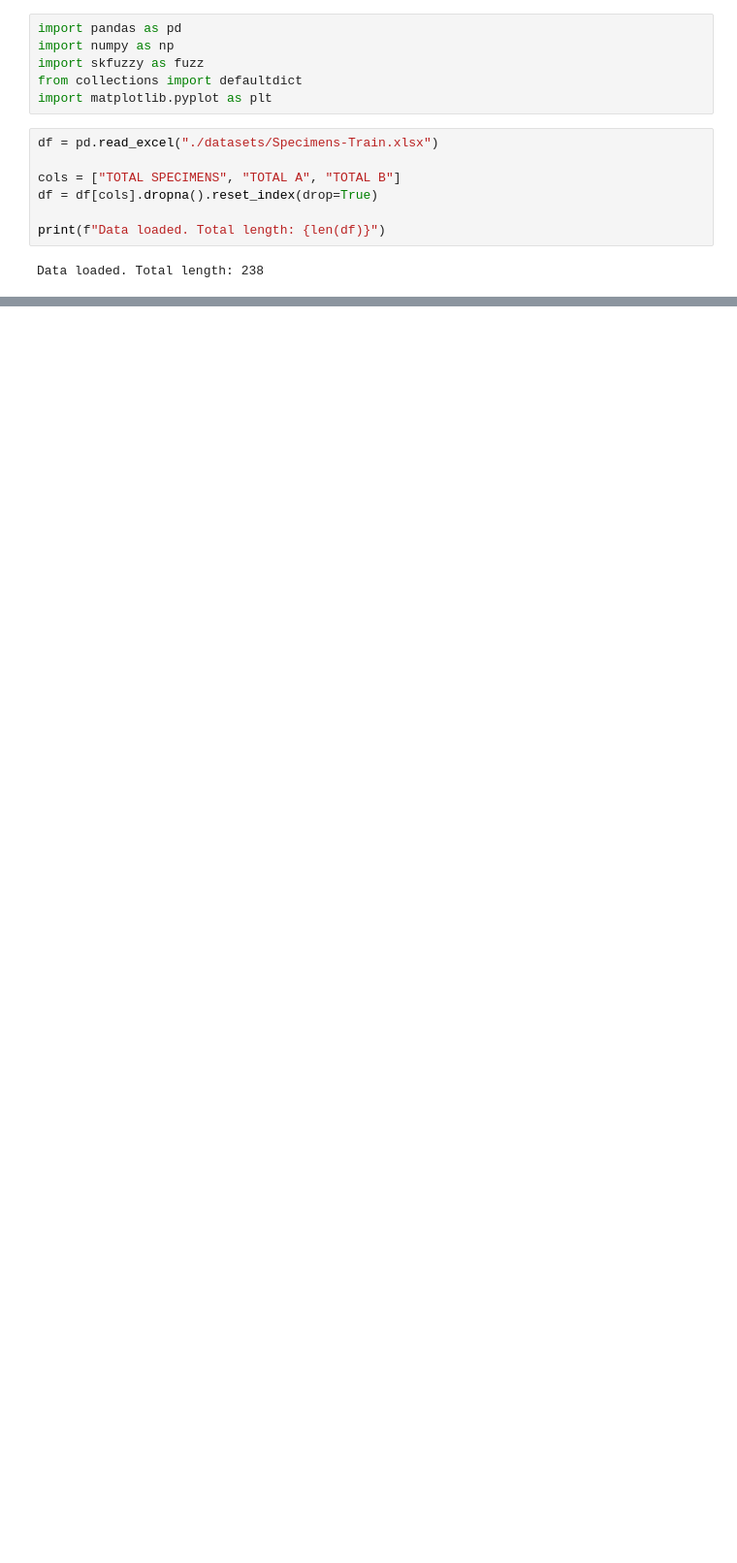
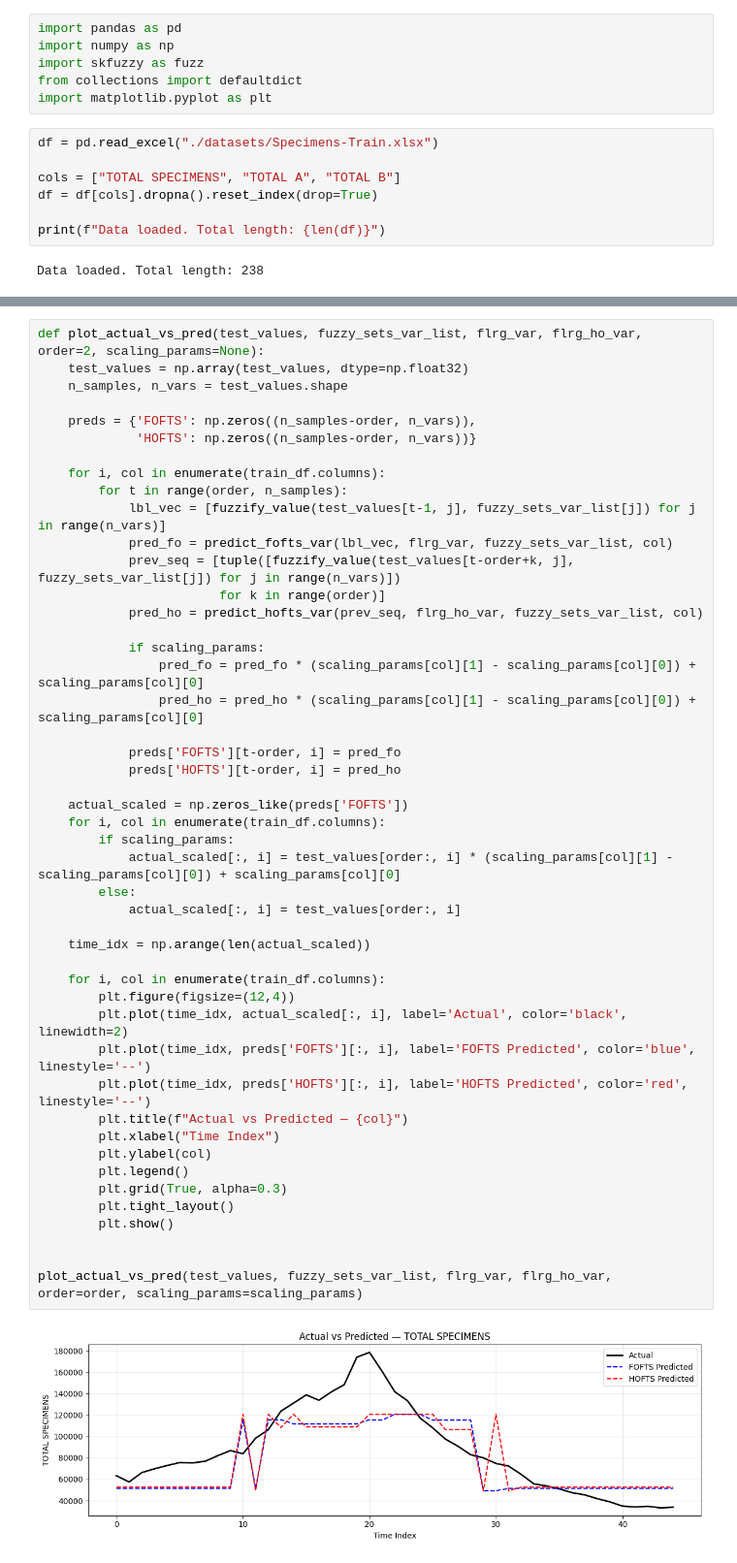
Before and after one commit to Alijahanbanian/Fuzzy-Time-Series-Forecasting-Assignment, a Jupyter notebook: main2.ipynb, the cells around one changed output, grey strips where cells are left out. Shown at 97% size. Saved outputs shown, nothing was run; the diff lists cells and outputs as text; blank space fills up the shorter version.

```diff
--- a/main2.ipynb
+++ b/main2.ipynb
@@ -562,0 +563,49 @@ Best algorithm (average over variables):
+# %%
+def plot_actual_vs_pred(test_values, fuzzy_sets_var_list, flrg_var, flrg_ho_var, order=2, scaling_params=None):
+    test_values = np.array(test_values, dtype=np.float32)
+    n_samples, n_vars = test_values.shape
+
+    preds = {'FOFTS': np.zeros((n_samples-order, n_vars)),
+             'HOFTS': np.zeros((n_samples-order, n_vars))}
+
+    for i, col in enumerate(train_df.columns):
+        for t in range(order, n_samples):
+            lbl_vec = [fuzzify_value(test_values[t-1, j], fuzzy_sets_var_list[j]) for j in range(n_vars)]
+            pred_fo = predict_fofts_var(lbl_vec, flrg_var, fuzzy_sets_var_list, col)
+            prev_seq = [tuple([fuzzify_value(test_values[t-order+k, j], fuzzy_sets_var_list[j]) for j in range(n_vars)])
+                        for k in range(order)]
+            pred_ho = predict_hofts_var(prev_seq, flrg_ho_var, fuzzy_sets_var_list, col)
+
+            if scaling_params:
+                pred_fo = pred_fo * (scaling_params[col][1] - scaling_params[col][0]) + scaling_params[col][0]
+                pred_ho = pred_ho * (scaling_params[col][1] - scaling_params[col][0]) + scaling_params[col][0]
+
+            preds['FOFTS'][t-order, i] = pred_fo
+            preds['HOFTS'][t-order, i] = pred_ho
+
+    actual_scaled = np.zeros_like(preds['FOFTS'])
+    for i, col in enumerate(train_df.columns):
+        if scaling_params:
+            actual_scaled[:, i] = test_values[order:, i] * (scaling_params[col][1] - scaling_params[col][0]) + scaling_params[col][0]
+        else:
+            actual_scaled[:, i] = test_values[order:, i]
+
+    time_idx = np.arange(len(actual_scaled))
+
+    for i, col in enumerate(train_df.columns):
+        plt.figure(figsize=(12,4))
+        plt.plot(time_idx, actual_scaled[:, i], label='Actual', color='black', linewidth=2)
+        plt.plot(time_idx, preds['FOFTS'][:, i], label='FOFTS Predicted', color='blue', linestyle='--')
+        plt.plot(time_idx, preds['HOFTS'][:, i], label='HOFTS Predicted', color='red', linestyle='--')
+        plt.title(f"Actual vs Predicted — {col}")
+        plt.xlabel("Time Index")
+        plt.ylabel(col)
+        plt.legend()
+        plt.grid(True, alpha=0.3)
+        plt.tight_layout()
+        plt.show()
+
+
+plot_actual_vs_pred(test_values, fuzzy_sets_var_list, flrg_var, flrg_ho_var, order=order, scaling_params=scaling_params)
+# %% [output]
+[figure, added]
```
Also changed, not shown: parts of 14 cells of this notebook, 1 other file.
